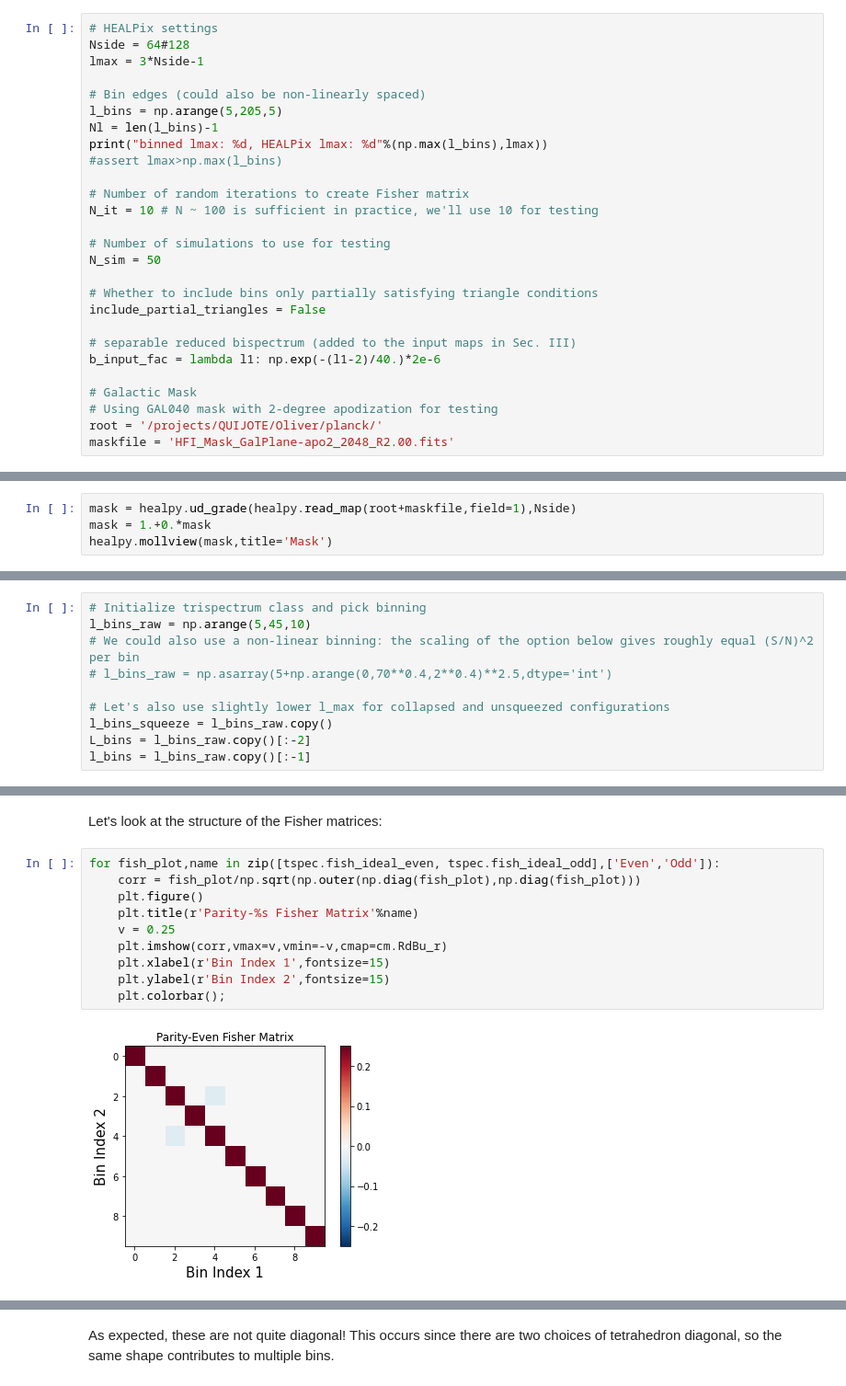
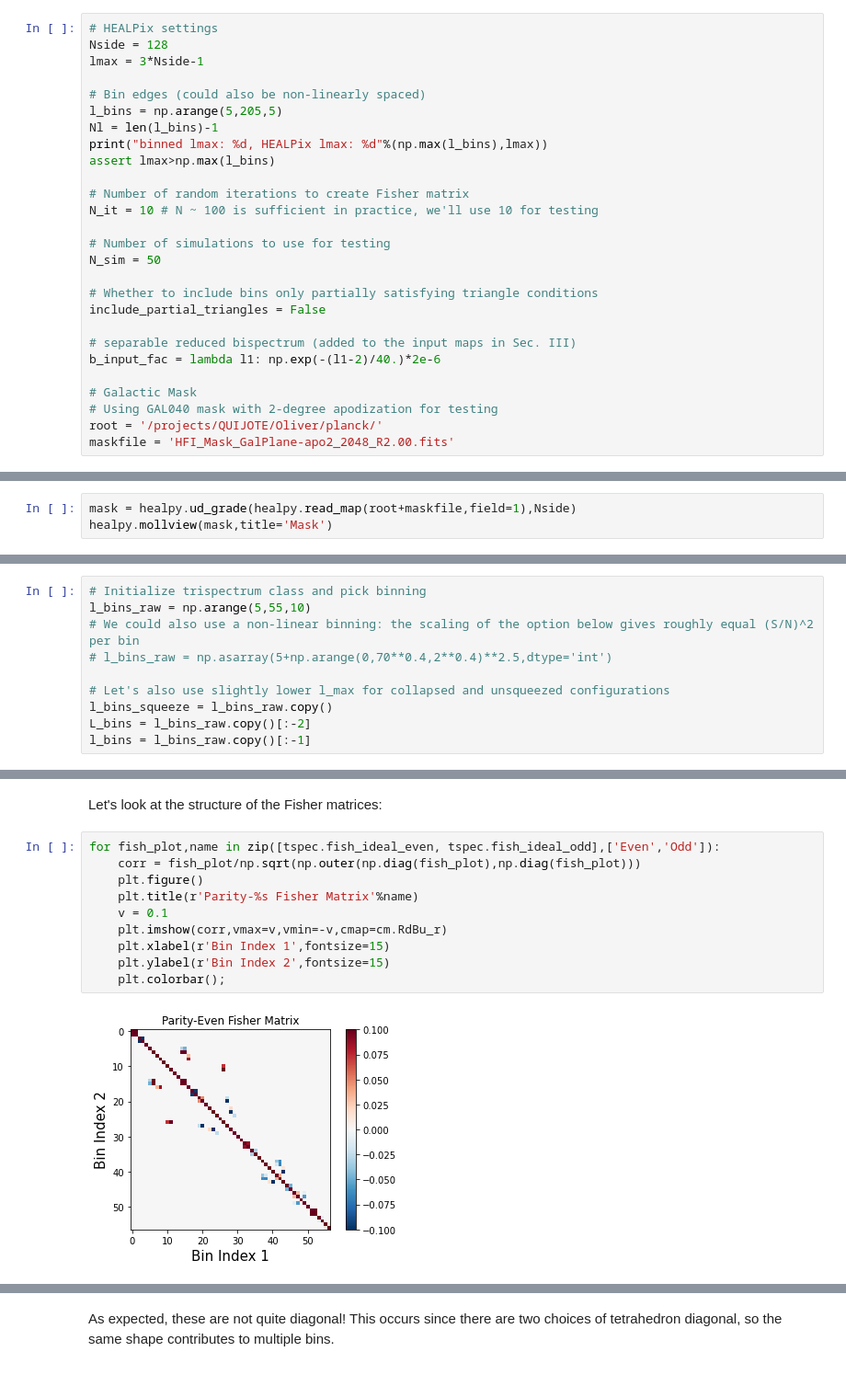
Before and after one commit to oliverphilcox/PolyBin, a Jupyter notebook: Tutorial.ipynb, the cells around one changed output, grey strips where cells are left out. Shown: that part at 92% size. Cells and saved outputs as stored; diff of their text form.

```diff
--- a/Tutorial.ipynb
+++ b/Tutorial.ipynb
@@ -18,14 +18,14 @@ Populating the interactive namespace from numpy and matplotlib
 Below, we'll set all the user-defined options we will need. These include the map resolution, the number of simulations used, the binning, and the input mask.
 # %%
 # HEALPix settings
-Nside = 64#128
+Nside = 128
 lmax = 3*Nside-1
 
 # Bin edges (could also be non-linearly spaced)
 l_bins = np.arange(5,205,5)
 Nl = len(l_bins)-1
 print("binned lmax: %d, HEALPix lmax: %d"%(np.max(l_bins),lmax))
-#assert lmax>np.max(l_bins)
+assert lmax>np.max(l_bins)
 
 # Number of random iterations to create Fisher matrix
 N_it = 10 # N ~ 100 is sufficient in practice, we'll use 10 for testing
@@ -85,5 +83,4 @@ For testing, we use a *Planck* 40\% sky mask with 2-degree apodization applied.
 # %%
 mask = healpy.ud_grade(healpy.read_map(root+maskfile,field=1),Nside)
-mask = 1.+0.*mask
 healpy.mollview(mask,title='Mask')
 # %% [output]
@@ -554,7 +517,7 @@ Finally, we consider the trispectrum. This is computed in a similar way to befor
 Since trispectrum estimation is considerably more expensive than power spectrum or bispectrum estimation, we'll use a broader binning here and low $\ell_{\rm max}$. In general, calculations would be performed on a cluster, but we'll pick a small problem below for testing on a single computer.
 # %%
 # Initialize trispectrum class and pick binning
-l_bins_raw = np.arange(5,45,10)
+l_bins_raw = np.arange(5,55,10)
 # We could also use a non-linear binning: the scaling of the option below gives roughly equal (S/N)^2 per bin
 # l_bins_raw = np.asarray(5+np.arange(0,70**0.4,2**0.4)**2.5,dtype='int')
 
@@ -615,12 +578,12 @@ Let's look at the structure of the Fisher matrices:
 # %%
 for fish_plot,name in zip([tspec.fish_ideal_even, tspec.fish_ideal_odd],['Even','Odd']):
     corr = fish_plot/np.sqrt(np.outer(np.diag(fish_plot),np.diag(fish_plot)))
     plt.figure()
     plt.title(r'Parity-%s Fisher Matrix'%name)
-    v = 0.25
+    v = 0.1
     plt.imshow(corr,vmax=v,vmin=-v,cmap=cm.RdBu_r)
     plt.xlabel(r'Bin Index 1',fontsize=15)
     plt.ylabel(r'Bin Index 2',fontsize=15)
     plt.colorbar();
 # %% [output]
-[figure, old version]
+[figure, new version]
```
Also changed, not shown: parts of 58 cells of this notebook.
